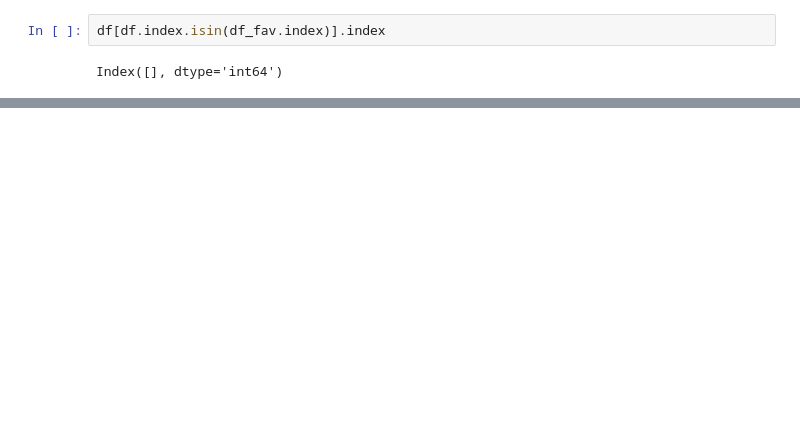
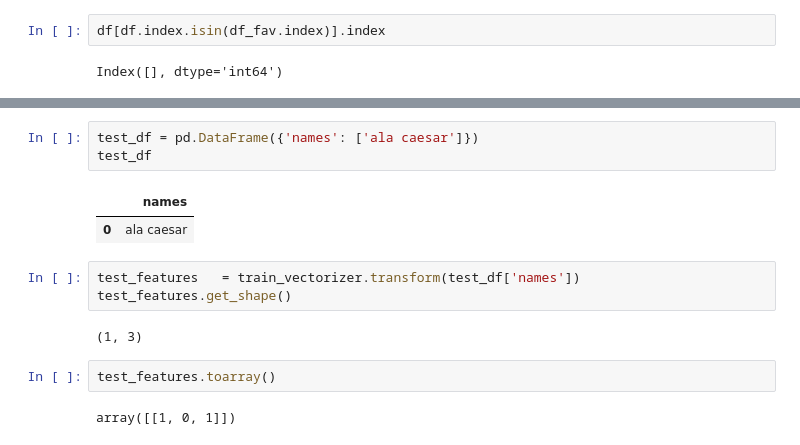
Before and after one commit to karol-pa/History_book_recommendation_system, a Jupyter notebook: recommendation_system.ipynb, the cells around one changed output, grey strips where cells are left out. Cells and saved outputs as stored; diff of their text form; blank space fills up the shorter version.

Commit message:
completed recommendation system tests file

```diff
--- a/recommendation_system.ipynb
+++ b/recommendation_system.ipynb
@@ -379,0 +376,15 @@ df_fav
+# %%
+test_df = pd.DataFrame({'names': ['ala caesar']})
+test_df
+# %% [output]
+|  | names |
+| 0 | ala caesar |
+# %%
+test_features   = train_vectorizer.transform(test_df['names'])
+test_features.get_shape()
+# %% [output]
+(1, 3)
+# %%
+test_features.toarray()
+# %% [output]
+array([[1, 0, 1]])
```
Also changed, not shown: parts of 13 cells of this notebook.
